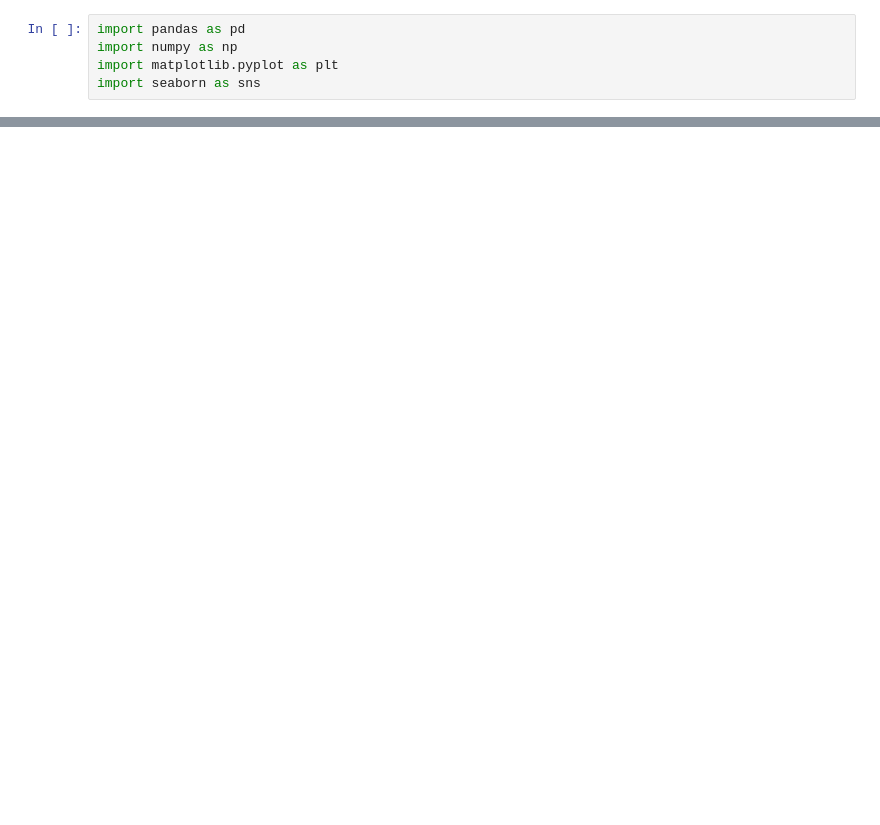
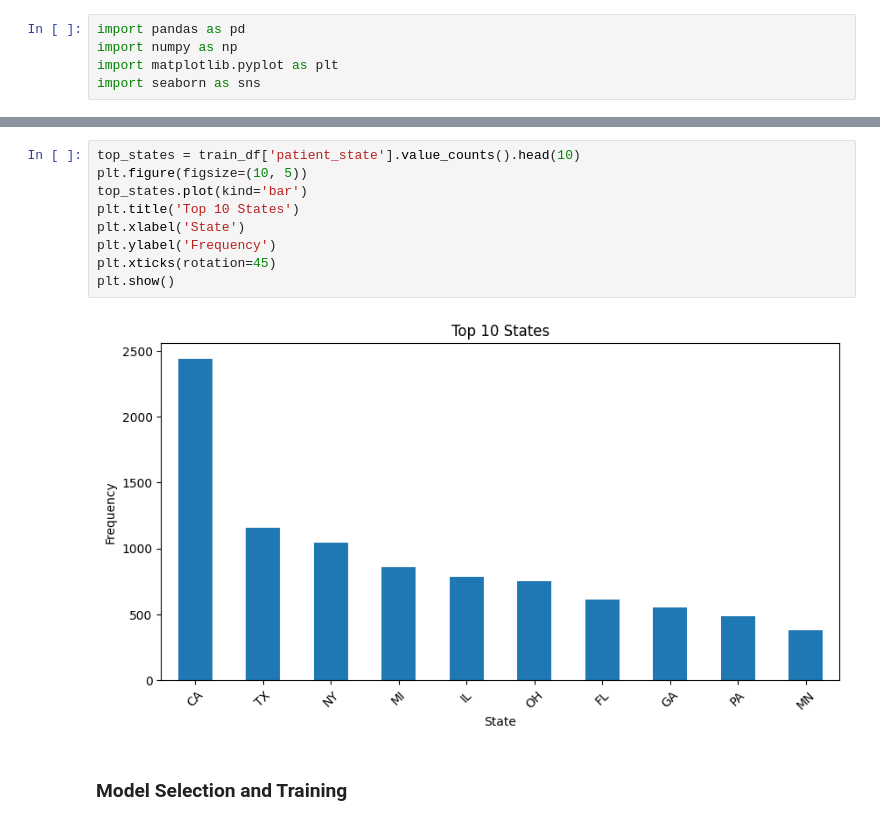
Before and after one commit to Aarti-Darji/DATA-4380, a Jupyter notebook: tabular_dataset/datacleaning.ipynb, the cells around one changed output, grey strips where cells are left out. Cells and saved outputs as stored; diff of their text form; blank space fills up the shorter version.

```diff
--- a/tabular_dataset/datacleaning.ipynb
+++ b/tabular_dataset/datacleaning.ipynb
@@ -156,0 +276,13 @@ plt.show()
+# %%
+top_states = train_df['patient_state'].value_counts().head(10)
+plt.figure(figsize=(10, 5))
+top_states.plot(kind='bar')
+plt.title('Top 10 States')
+plt.xlabel('State')
+plt.ylabel('Frequency')
+plt.xticks(rotation=45)
+plt.show()
+# %% [output]
+[figure, added]
+# %% [markdown]
+### Model Selection and Training
```
Also changed, not shown: parts of 62 cells of this notebook, 11 other files.
